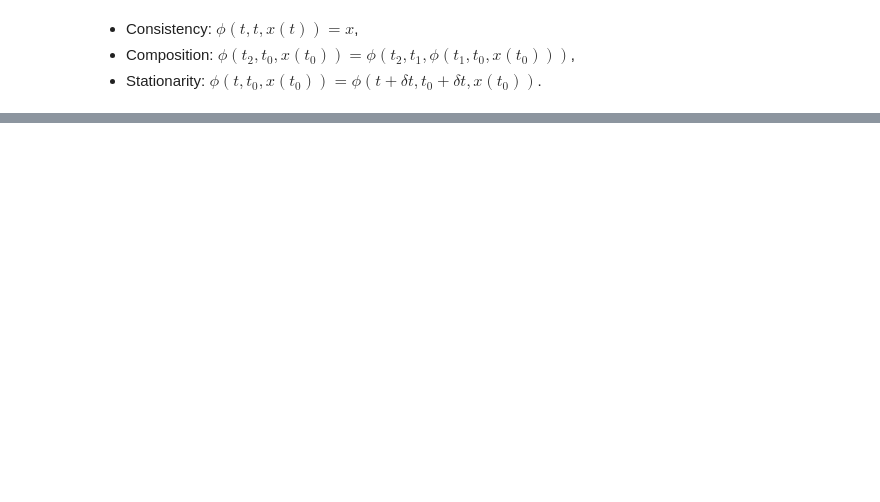
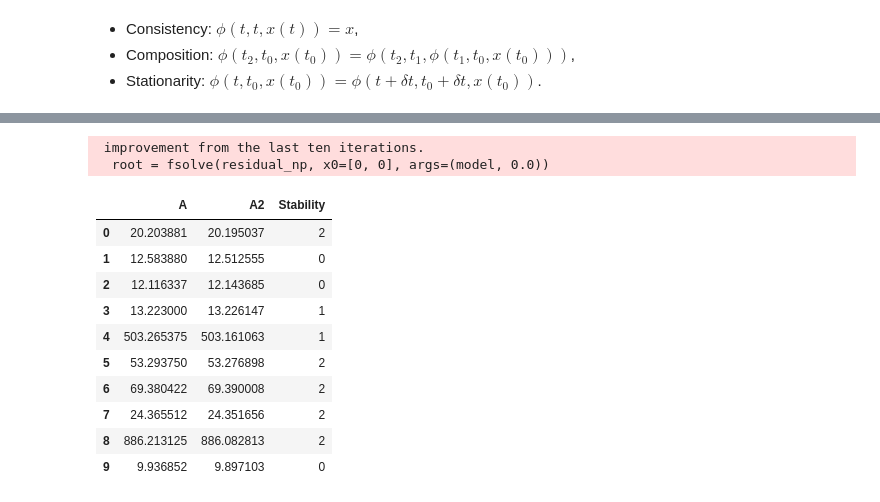
Before and after one commit to pascaltribel/PINN_Regularization, a Jupyter notebook: Transition Function-Linear_2D.ipynb, the cells around one changed output, grey strips where cells are left out. Saved outputs shown, nothing was run; the diff lists cells and outputs as text; code cells hidden in the pictures; blank space fills up the shorter version.

```diff
--- a/Transition Function-Linear_2D.ipynb
+++ b/Transition Function-Linear_2D.ipynb
@@ -290,0 +442,52 @@ plt.show()
+# %%
+def classify_equilibrium(A):
+    """
+    Returns one of: 0:'stable', 1:'unstable', 2:'saddle', 3:'center', 4:'degenerate'
+    """
+    tr = np.trace(A)
+    det = np.linalg.det(A)
+
+    if np.isclose(det, 0):
+        return 4
+
+    if det < 0:
+        return 2
+
+    if np.isclose(tr, 0):
+        return 3
+    elif tr < 0:
+        return 0
+    else:
+        return 1
+# %%
+errors = {'A': [], 'A2': []}
+fixed_point_distances = {'A': [], 'A2': []}
+for seed in range(n_trials):
+    references = get_references(As[seed])
+    errors['A'].append(evaluate_model_on_trajectories(models_A[seed], references))
+    errors['A2'].append(evaluate_model_on_trajectories(models_A2[seed], references))
+    fixed_point_distances['A'].append(get_distance_with_true_fixed_point(models_A[seed]))
+    fixed_point_distances['A2'].append(get_distance_with_true_fixed_point(models_A2[seed]))
+# %% [output]
+ improvement from the last ten iterations.
+  root = fsolve(residual_np, x0=[0, 0], args=(model, 0.0))
+# %%
+df_errors = pd.DataFrame(errors)
+df_fixed_point_distances = pd.DataFrame(fixed_point_distances)
+# %%
+df_errors['Stability'] = [classify_equilibrium(As[i]) for i in range(len(As))]
+df_fixed_point_distances['Stability'] = [classify_equilibrium(As[i]) for i in range(len(As))]
+# %%
+df_errors
+# %% [output]
+|  | A | A2 | Stability |
+| 0 | 20.203881 | 20.195037 | 2 |
+| 1 | 12.583880 | 12.512555 | 0 |
+| 2 | 12.116337 | 12.143685 | 0 |
+| 3 | 13.223000 | 13.226147 | 1 |
+| 4 | 503.265375 | 503.161063 | 1 |
+| 5 | 53.293750 | 53.276898 | 2 |
+| 6 | 69.380422 | 69.390008 | 2 |
+| 7 | 24.365512 | 24.351656 | 2 |
+| 8 | 886.213125 | 886.082813 | 2 |
+| 9 | 9.936852 | 9.897103 | 0 |
```
Also changed, not shown: parts of 23 cells of this notebook, 17 other files.
